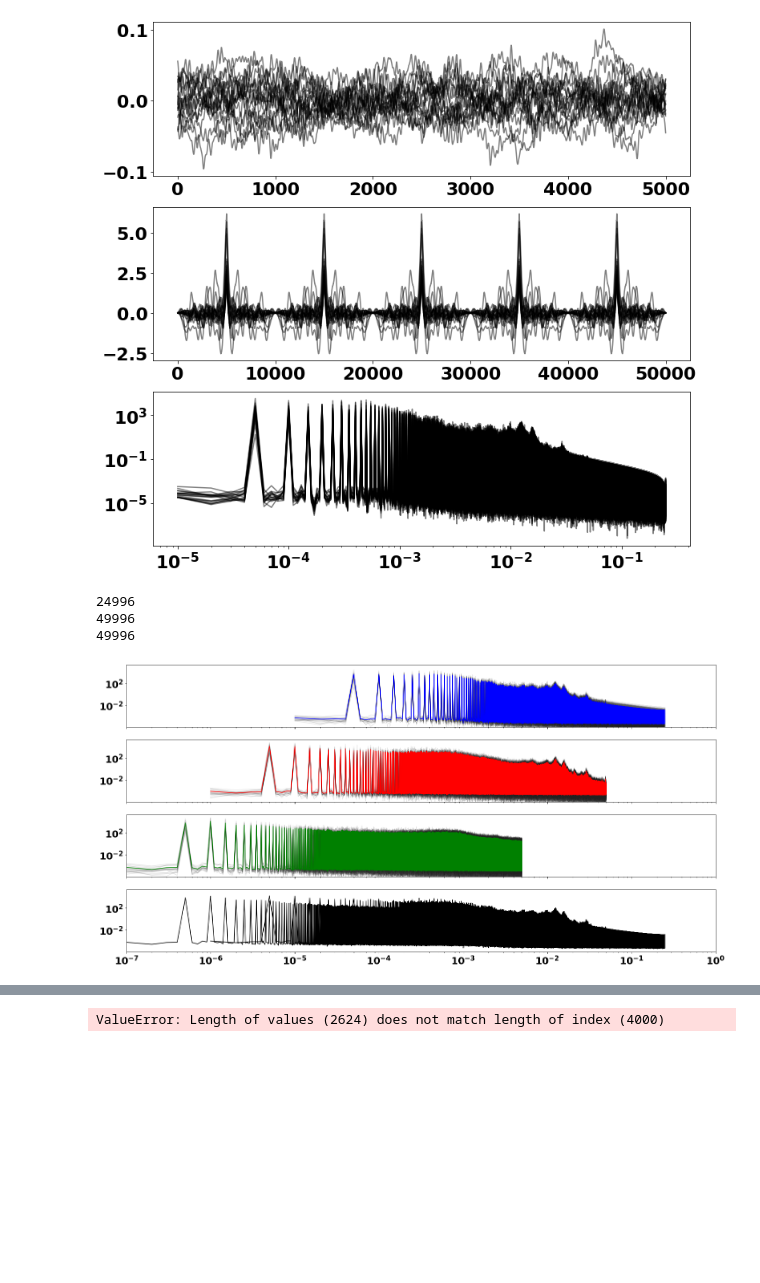
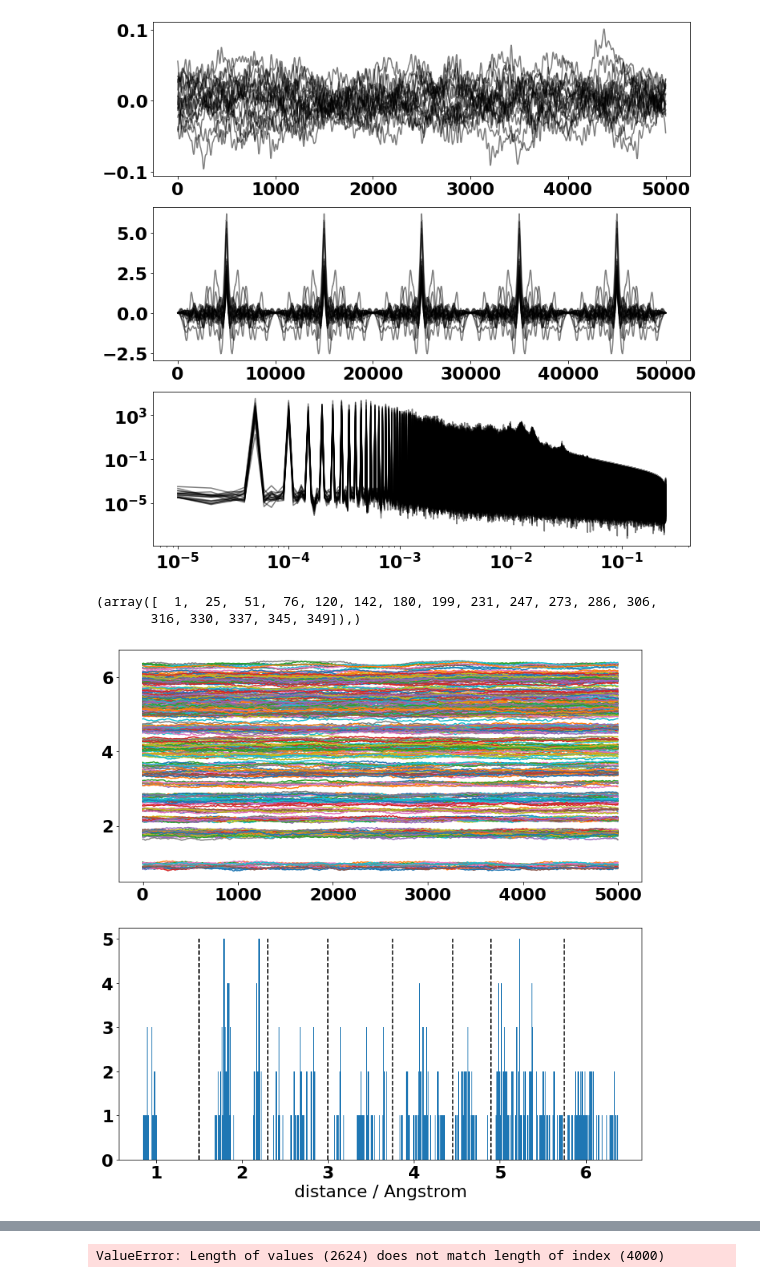
Before and after one commit to Oliver-Feighan/SpectralDensity, a Jupyter notebook: analysis/analysis.ipynb, the cells around one changed output, grey strips where cells are left out. Cells and saved outputs as stored; diff of their text form; code cells hidden in the pictures; blank space fills up the shorter version.

```diff
--- a/analysis/analysis.ipynb
+++ b/analysis/analysis.ipynb
@@ -59,47 +59,27 @@ ax[2].set_yscale('log')
 fig.set_size_inches(12,12)
 # %% [output]
 [figure]
-# %%
-spectra_1000ps, domain_1000ps = np.load('1000ps_100fs_LHII_spectra.npy'), np.load('1000ps_100fs_LHII_domain.npy')
-spectra_100ps, domain_100ps = np.load('100ps_10fs_LHII_spectra.npy'), np.load('100ps_10fs_LHII_domain.npy')
-spectra_10ps, domain_10ps = np.load('10ps_2fs_LHII_spectra.npy'), np.load('10ps_2fs_LHII_domain.npy')
-
-fig, ax = plt.subplots(4,1, sharex=True, sharey=True)
-
-ax[0].set_xlim(1e-7, 1)
-#ax[0].set_ylim(1e-10, 0.1)
-ax[0].set_xscale('log')
-ax[0].set_yscale('log')
-
-for i in range(spectra_10ps.shape[0]):
-    ax[0].plot(first_half(domain_10ps), first_half(abs(spectra_10ps[i])), alpha=0.1, color='black')
-
-for i in range(spectra_100ps.shape[0]):
-    ax[1].plot(first_half(domain_100ps), first_half(abs(spectra_100ps[i])), alpha=0.1, color='black')
-
-for i in range(spectra_1000ps.shape[0]):
-    ax[2].plot(first_half(domain_1000ps), first_half(abs(spectra_1000ps[i])), alpha=0.1, color='black')
-
-
-avg_spectra_10ps = first_half(np.mean(abs(spectra_10ps), axis=0))
-avg_spectra_100ps = first_half(np.mean(abs(spectra_100ps), axis=0))
-avg_spectra_1000ps = first_half(np.mean(abs(spectra_1000ps), axis=0))
-
-ax[0].plot(first_half(domain_10ps), np.abs(avg_spectra_10ps), color='blue')
-ax[1].plot(first_half(domain_100ps), np.abs(avg_spectra_100ps), color='red')
-ax[2].plot(first_half(domain_1000ps), np.abs(avg_spectra_1000ps), color='green')
-
-ax[3].plot(first_half(domain_10ps), avg_spectra_10ps, color='black')
-ax[3].plot(first_half(domain_100ps), avg_spectra_100ps, color='black')
-ax[3].plot(first_half(domain_1000ps), avg_spectra_1000ps, color='black')
-
-fig.set_size_inches(24, 12)
-
-print(len(first_half(domain_10ps)))
-print(len(first_half(domain_100ps)))
-print(len(first_half(domain_1000ps)))
-# %% [output]
-24996
-49996
-49996
-[figure, removed]
+# %%
+length = 10*1e3 #femtoseconds
+dt = 2 #femtoseconds
+
+run = f"{int(length/1e3)}ps_{dt}fs"
+
+Mg_d = np.load(f"{run}_LHII_distances.npy")
+
+Mg_d.shape
+
+fig, ax = plt.subplots(2, 1, figsize=(12,12))
+
+ax[0].plot(Mg_d);
+ax[1].hist(np.average(Mg_d, axis=0), bins=500);
+
+ax[1].vlines([1.5, 2.3, 3, 3.75, 4.45, 4.9, 5.75], color='black', ymin=0, ymax=5, linestyle="--")
+
+ax[1].set_xlabel("distance / Angstrom")
+
+print(np.where(np.average(Mg_d, axis=0) < 1.5))
+# %% [output]
+(array([  1,  25,  51,  76, 120, 142, 180, 199, 231, 247, 273, 286, 306,
+       316, 330, 337, 345, 349]),)
+[figure, added]
```
Also changed, not shown: parts of 5 cells of this notebook, 2 other files.
